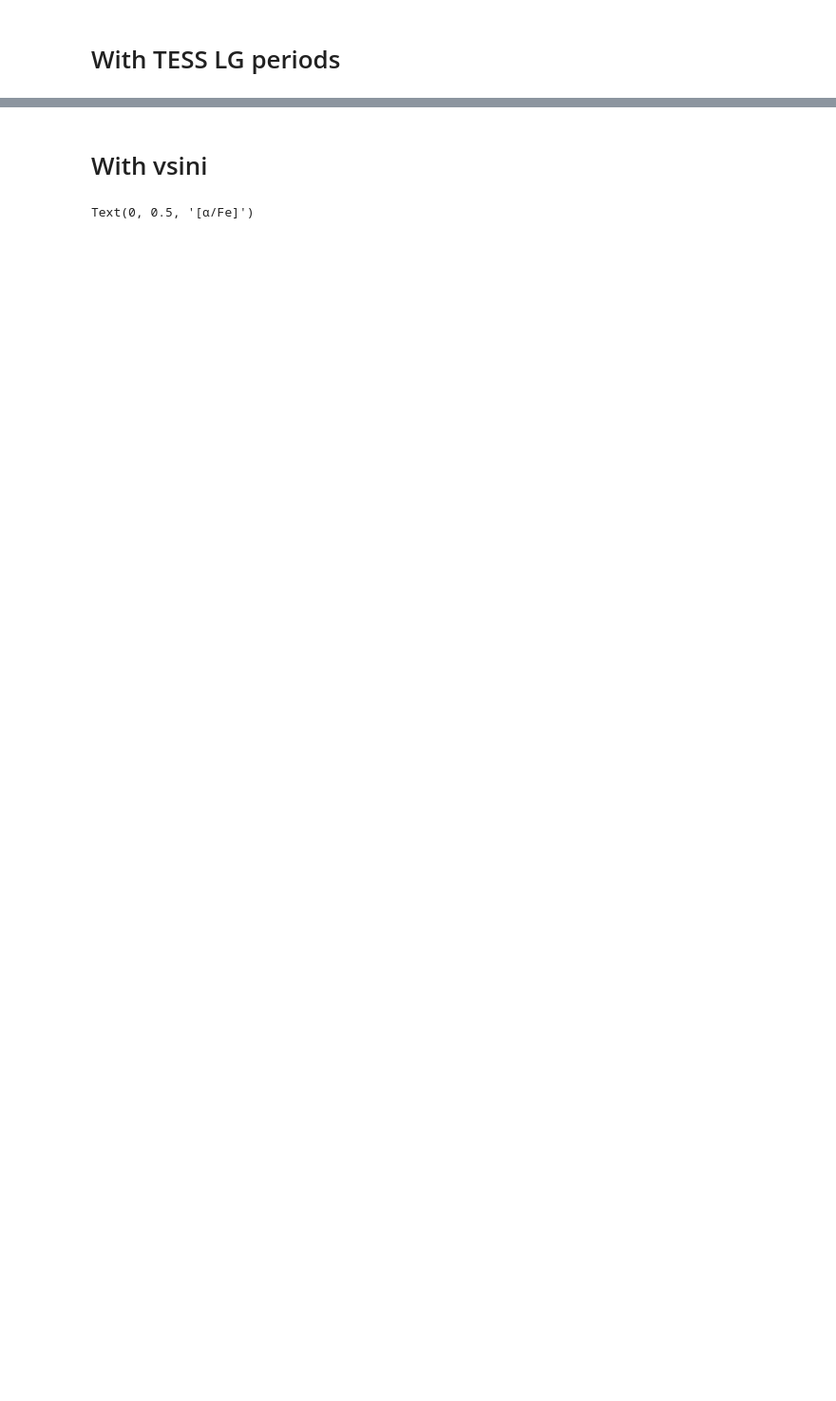
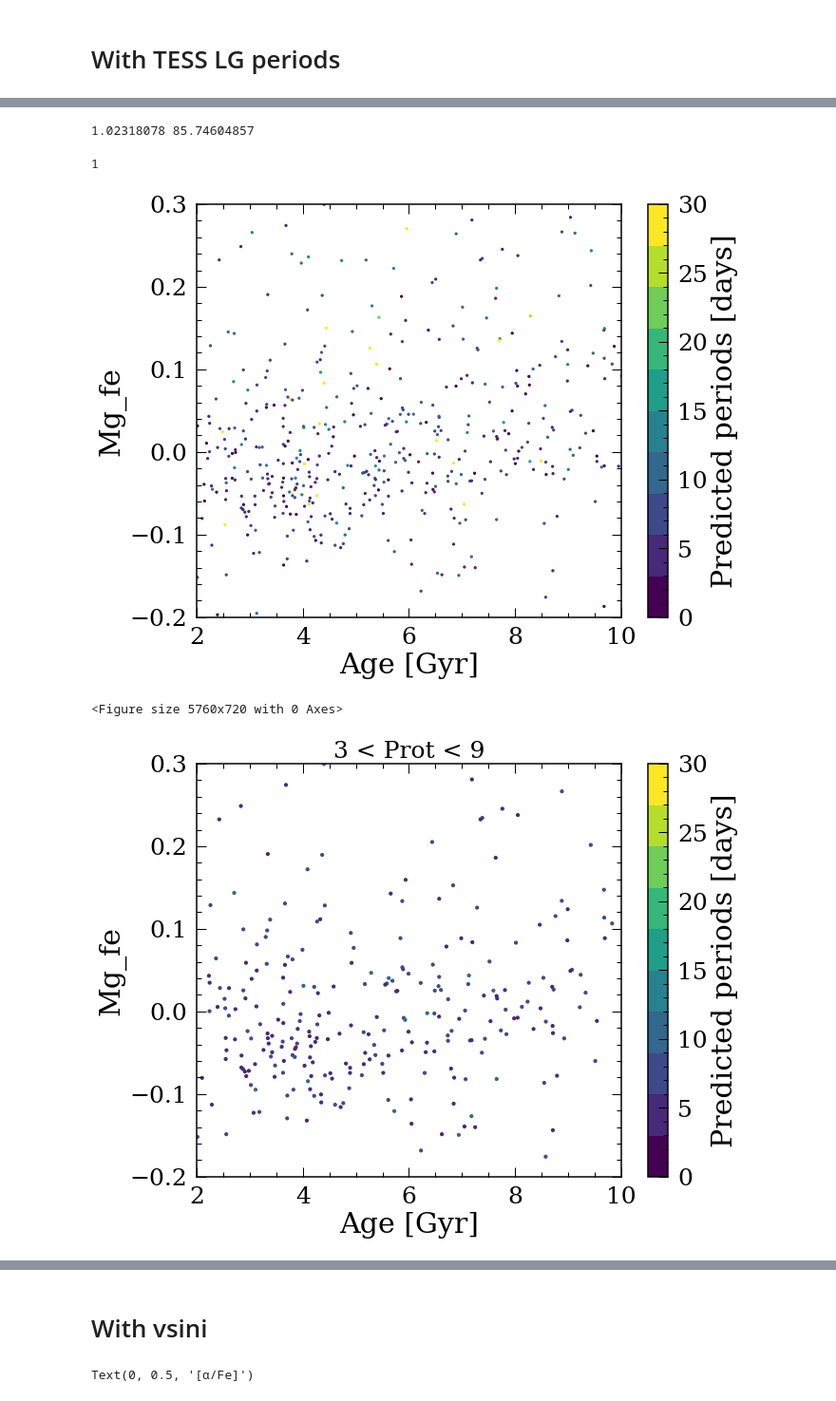
Before and after one commit to lyx12311/RotationScatter, a Jupyter notebook: ImpNB/GALAH.ipynb, the cells around one changed output, grey strips where cells are left out. Shown at 95% size. Saved outputs shown, nothing was run; the diff lists cells and outputs as text; code cells hidden in the pictures; blank space fills up the shorter version.

```diff
--- a/ImpNB/GALAH.ipynb
+++ b/ImpNB/GALAH.ipynb
@@ -34,0 +171,10 @@ plt.ylim([0,15])
+# %%
+protselect=np.linspace(5,15,8)
+galah_solar=galah_solar.loc[galah_solar['Mg_fe']>-1000]
+plotdiag(galah_solar,'Mg_fe',protselect,3)
+# %% [output]
+1.02318078 85.74604857
+1
+[figure, added]
+<Figure size 5760x720 with 0 Axes>
+[figure, added]
```
Also changed, not shown: parts of 24 cells of this notebook, 3 other files.
